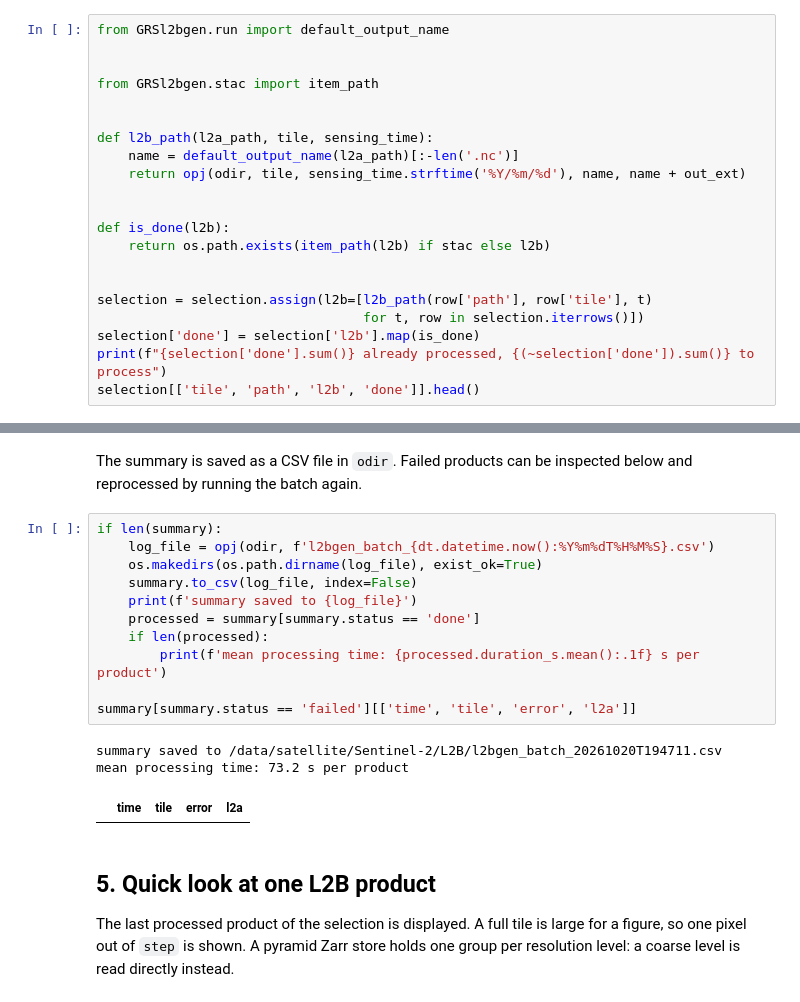
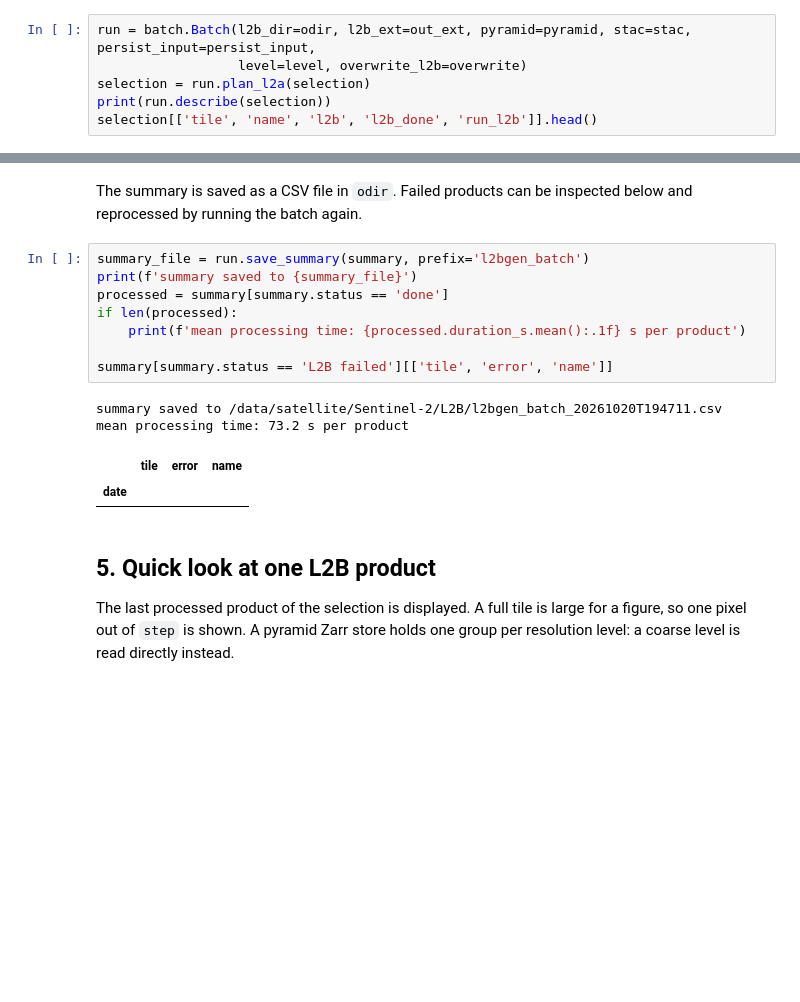
Before and after one commit to Tristanovsk/grstbx, a Jupyter notebook: docs/source/tutorials/batch/grsl2bgen_batch.ipynb, the cells around one changed output, grey strips where cells are left out. Cells and saved outputs as stored; diff of their text form; blank space fills up the shorter version.

```diff
--- a/docs/source/tutorials/batch/grsl2bgen_batch.ipynb
+++ b/docs/source/tutorials/batch/grsl2bgen_batch.ipynb
@@ -290,24 +182,9 @@ A product is **done** when its STAC Item exists (its output, if `stac=False`): t
 product is written under a temporary name and renamed when complete, and the Item is
 written after the product and its log.
 # %%
-from GRSl2bgen.run import default_output_name
-
-
-from GRSl2bgen.stac import item_path
-
-
-def l2b_path(l2a_path, tile, sensing_time):
-    name = default_output_name(l2a_path)[:-len('.nc')]
-    return opj(odir, tile, sensing_time.strftime('%Y/%m/%d'), name, name + out_ext)
-
-
-def is_done(l2b):
-    return os.path.exists(item_path(l2b) if stac else l2b)
-
-
-selection = selection.assign(l2b=[l2b_path(row['path'], row['tile'], t)
-                                  for t, row in selection.iterrows()])
-selection['done'] = selection['l2b'].map(is_done)
-print(f"{selection['done'].sum()} already processed, {(~selection['done']).sum()} to process")
-selection[['tile', 'path', 'l2b', 'done']].head()
+run = batch.Batch(l2b_dir=odir, l2b_ext=out_ext, pyramid=pyramid, stac=stac, persist_input=persist_input,
+                  level=level, overwrite_l2b=overwrite)
+selection = run.plan_l2a(selection)
+print(run.describe(selection))
+selection[['tile', 'name', 'l2b', 'l2b_done', 'run_l2b']].head()
 # %% [output]
@@ -405,20 +238,18 @@ Name: count, dtype: int64
 The summary is saved as a CSV file in `odir`. Failed products can be inspected below and
 reprocessed by running the batch again.
 # %%
-if len(summary):
-    log_file = opj(odir, f'l2bgen_batch_{dt.datetime.now():%Y%m%dT%H%M%S}.csv')
-    os.makedirs(os.path.dirname(log_file), exist_ok=True)
-    summary.to_csv(log_file, index=False)
-    print(f'summary saved to {log_file}')
-    processed = summary[summary.status == 'done']
-    if len(processed):
-        print(f'mean processing time: {processed.duration_s.mean():.1f} s per product')
+summary_file = run.save_summary(summary, prefix='l2bgen_batch')
+print(f'summary saved to {summary_file}')
+processed = summary[summary.status == 'done']
+if len(processed):
+    print(f'mean processing time: {processed.duration_s.mean():.1f} s per product')
 
-summary[summary.status == 'failed'][['time', 'tile', 'error', 'l2a']]
+summary[summary.status == 'L2B failed'][['tile', 'error', 'name']]
 # %% [output]
 summary saved to /data/satellite/Sentinel-2/L2B/l2bgen_batch_20261020T194711.csv
 mean processing time: 73.2 s per product
-|  | time | tile | error | l2a |
+|  | tile | error | name |
+| date |  |  |  |
 # %% [markdown]
 ## 5. Quick look at one L2B product
 
```
Also changed, not shown: parts of 10 cells of this notebook, 9 other files.
